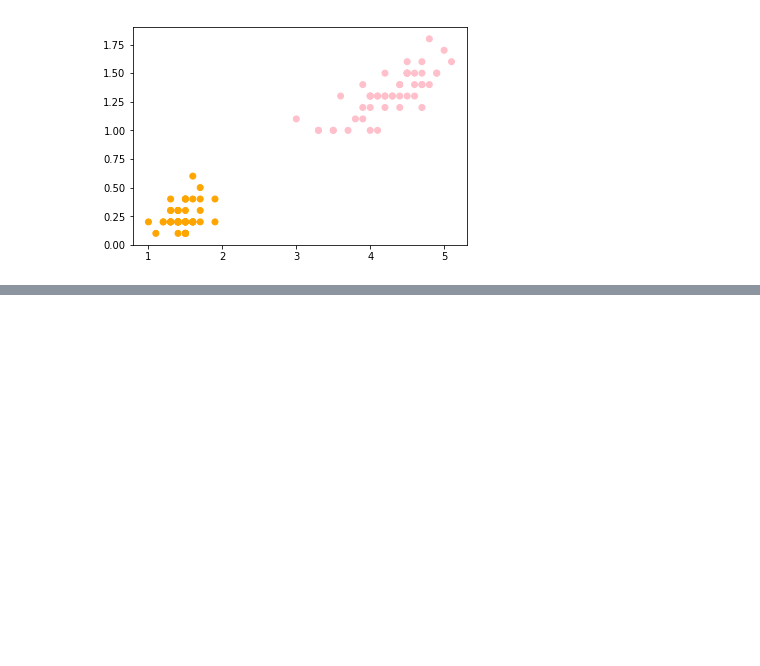
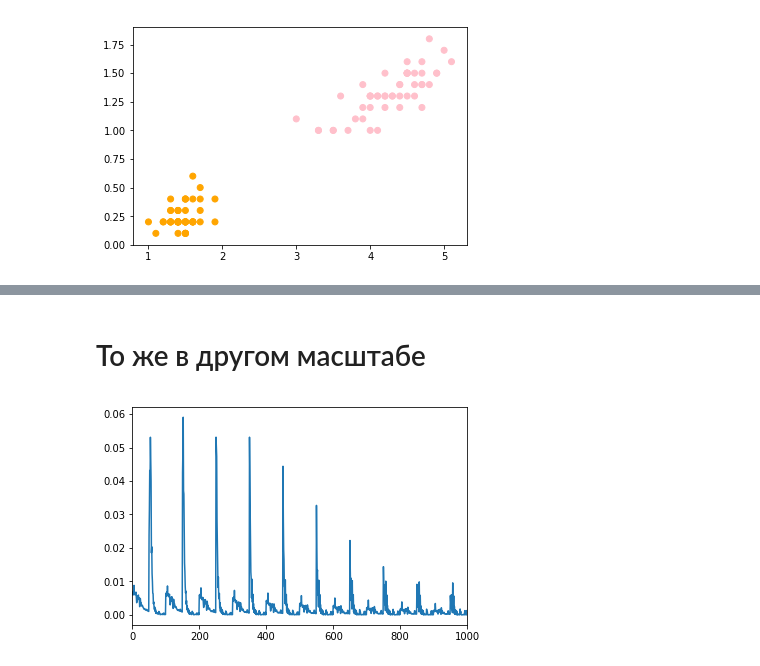
Before and after one commit to Quetalas/Machine-Learning, a Jupyter notebook: Однослойный Перцептрон Розенблатта По Правилу Обучения Хоффа.ipynb, the cells around one changed output, grey strips where cells are left out. Drawn from its saved outputs; the diff is of its cells as text; code cells hidden in the pictures; blank space fills up the shorter version.

```diff
--- a/Однослойный Перцептрон Розенблатта По Правилу Обучения Хоффа.ipynb
+++ b/Однослойный Перцептрон Розенблатта По Правилу Обучения Хоффа.ipynb
@@ -64,0 +113,13 @@ plt.show()
+# %% [markdown]
+# То же в другом масштабе
+# %%
+n = Neuron(2)
+errors = []
+for err in step_by_step_errors(n, X, y, max_steps=100):
+    errors.append(err)
+f = plt.figure()
+plt.plot(errors)
+plt.xlim([0,1000])
+plt.show()
+# %% [output]
+[figure, added]
```
Also changed, not shown: parts of 14 cells of this notebook, 7 other files.
